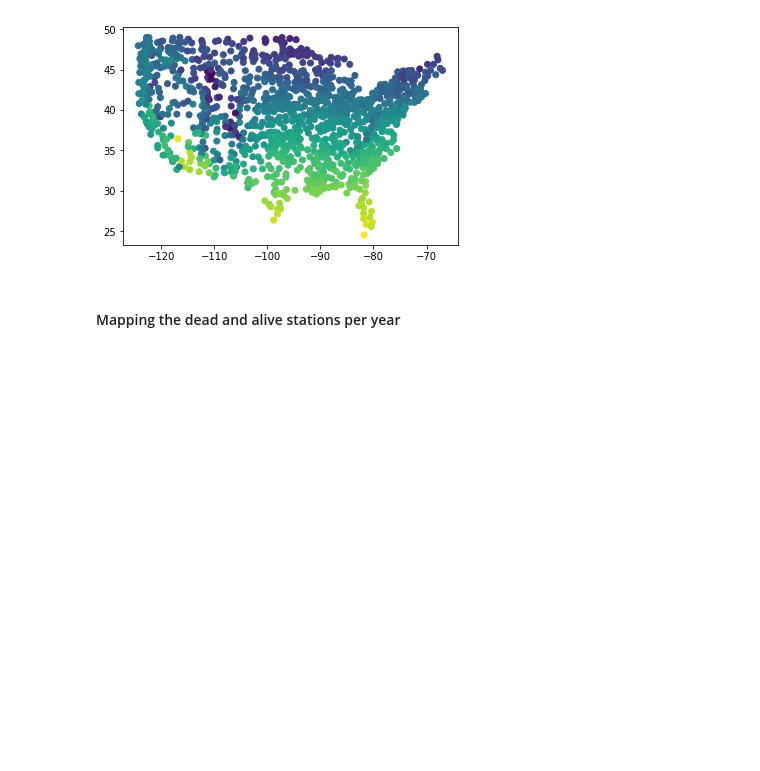
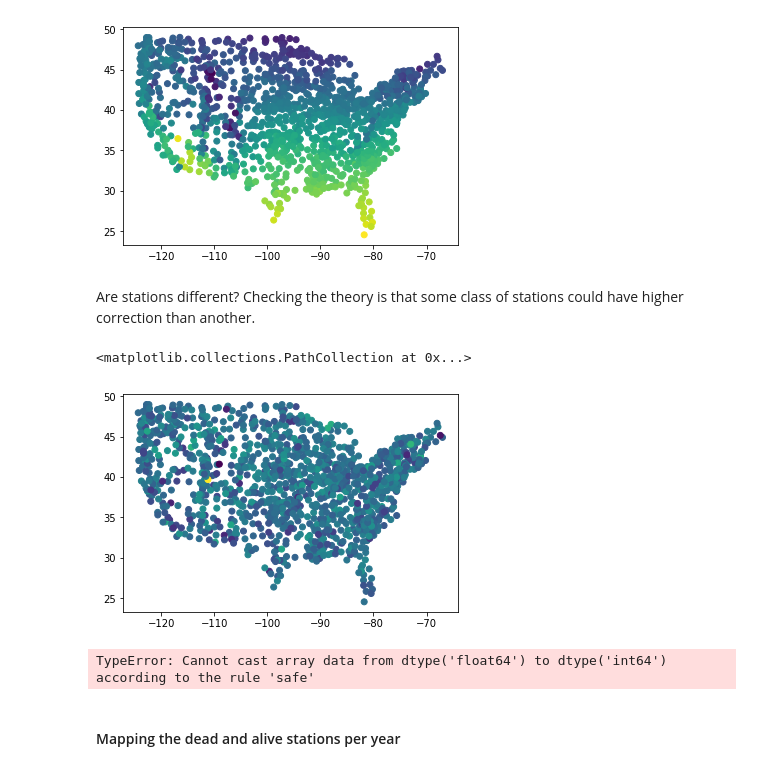
Before and after one commit to grep0/climate-fun, a Jupyter notebook: src/Continental_US_monthly_temperatures.ipynb, the cells around one changed output. Saved outputs shown, nothing was run; the diff lists cells and outputs as text; code cells hidden in the pictures; blank space fills up the shorter version.

```diff
--- a/src/Continental_US_monthly_temperatures.ipynb
+++ b/src/Continental_US_monthly_temperatures.ipynb
@@ -40,7 +40,9 @@ len(stations)
 # %% [output]
 1218
 # %%
-plt.plot([sta.lon for sta in stations],[sta.lat for sta in stations], '*')
+lon = np.array([sta.lon for sta in stations])
+lat = np.array([sta.lat for sta in stations])
+plt.plot(lon,lat,'*')
 # %% [output]
 [<matplotlib.lines.Line2D at 0x...>]
 [figure]
@@ -56,7 +58,8 @@ plt.plot([sta.lon for sta in stations],[sta.lat for sta in stations], '*')
 * F - flags ("E" means estimated, there are some other flags)
 * -9999 means unknown
 # %%
-MonthlyData = namedtuple('MonthlyData', ['id', 'first_year', 'last_year', 'values', 'flags'])
+MonthlyData = namedtuple('MonthlyData',
+    ['id', 'first_year', 'last_year', 'values', 'flags'])
 # %%
 def read_monthly_file(filename):
     lines = open(filename).readlines()
@@ -164,6 +165,19 @@ plt.scatter([sta.lon for sta in stations],[sta.lat for sta in stations], c=avg_1
 # %% [output]
 <matplotlib.collections.PathCollection at 0x...>
 [figure]
+# %% [markdown]
+Are stations different? Checking the theory is that some class of stations could have higher correction than another.
+# %%
+delta_1950=np.nanmean((raw-curated)[:,1940-first_year:1960-first_year,:], axis=(1,2))
+plt.scatter(lon,lat, c=delta_1950)
+# %% [output]
+<matplotlib.collections.PathCollection at 0x...>
+[figure, added]
+# %%
+delta_2000=np.nanmean((raw-curated)[:,1990-first_year:,:], axis=(1,2))
+plt.scatter(np.choose(lon,isgood),np.choose(lat,isgood), c=delta_2000)
+# %% [output]
+TypeError: Cannot cast array data from dtype('float64') to dtype('int64') according to the rule 'safe'
 # %% [markdown]
 #### Mapping the dead and alive stations per year
 # %%
```
Also changed, not shown: parts of 2 cells of this notebook.
